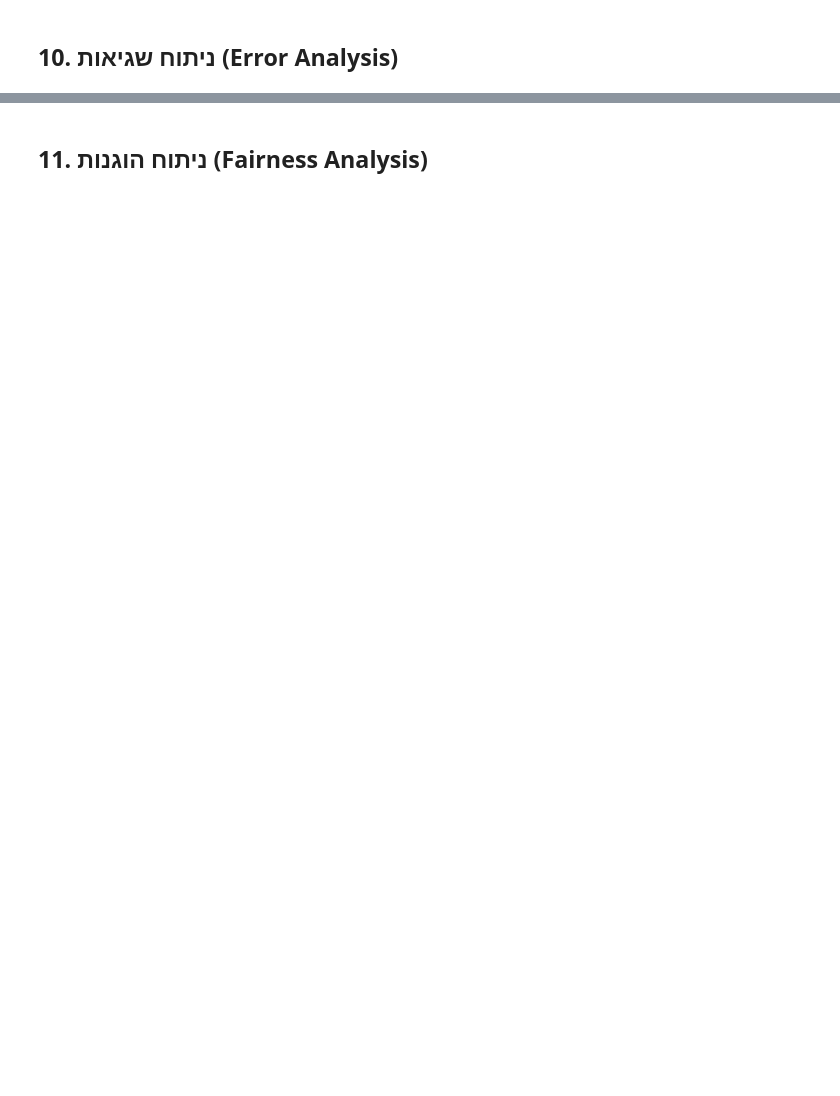
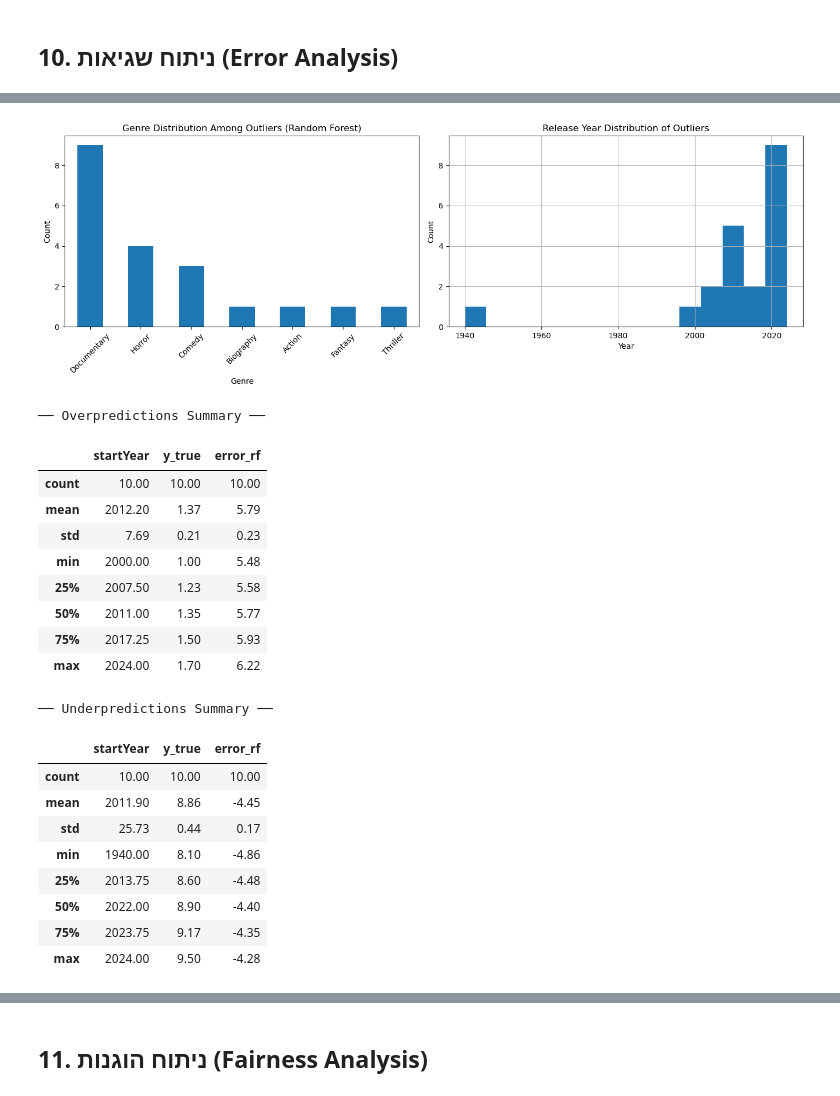
Before and after one commit to shirelhaddad/machine-learning, a Jupyter notebook: notebook_part2 (3) (2).ipynb, the cells around one changed output, grey strips where cells are left out. Cells and saved outputs as stored; diff of their text form; code cells hidden in the pictures; blank space fills up the shorter version.

```diff
--- a/notebook_part2 (3) (2).ipynb
+++ b/notebook_part2 (3) (2).ipynb
@@ -399,0 +395,17 @@ Fold 10/10 | R² Train: 0.2476 | R² Test: 0.2469 | פער: 0.0006
+# %%
+### 10.2 – חילוץ 20 ה-outliers לכל מודל
+# Random Forest (המודל הטוב יותר)
+over_rf  = errors_df.nlargest(10,  'error_rf')
+under_rf = errors_df.nsmallest(10, 'error_rf')
+outliers_rf = pd.concat([over_rf, under_rf])
+
+# Elastic Net
+over_en  = errors_df.nlargest(10,  'error_en')
+under_en = errors_df.nsmallest(10, 'error_en')
+outliers_en = pd.concat([over_en, under_en])
+
+COLS_SHOW = ['primaryTitle', 'startYear', 'first_genre', 'y_true', 'pred_rf', 'error_rf']
+print("── 10 Overpredictions גדולות ביותר (Random Forest) ──")
+display(over_rf[COLS_SHOW].round(2))
+print("\n── 10 Underpredictions גדולות ביותר (Random Forest) ──")
+display(under_rf[COLS_SHOW].round(2))
@@ -399,0 +437,46 @@ Fold 10/10 | R² Train: 0.2476 | R² Test: 0.2469 | פער: 0.0006
+# %%
+### 10.3 – ניתוח דפוסים (visualizations)
+fig, axes = plt.subplots(1, 2, figsize=(14, 5))
+
+# התפלגות ז'אנרים בקרב outliers
+outliers_rf['first_genre'].value_counts().head(8).plot(kind='bar', ax=axes[0])
+axes[0].set_title('Genre Distribution Among Outliers (Random Forest)')
+axes[0].set_xlabel('Genre')
+axes[0].set_ylabel('Count')
+axes[0].tick_params(axis='x', rotation=45)
+
+# השנה של ה-outliers
+outliers_rf['startYear'].hist(bins=15, ax=axes[1])
+axes[1].set_title('Release Year Distribution of Outliers')
+axes[1].set_xlabel('Year')
+axes[1].set_ylabel('Count')
+plt.tight_layout()
+plt.show()
+
+# Overpredictions vs Underpredictions – הבדלים
+print("\n── Overpredictions Summary ──")
+display(over_rf[['startYear', 'y_true', 'error_rf']].describe().round(2))
+print("\n── Underpredictions Summary ──")
+display(under_rf[['startYear', 'y_true', 'error_rf']].describe().round(2))
+# %% [output]
+[figure, added]
+── Overpredictions Summary ──
+|  | startYear | y_true | error_rf |
+| count | 10.00 | 10.00 | 10.00 |
+| mean | 2012.20 | 1.37 | 5.79 |
+| std | 7.69 | 0.21 | 0.23 |
+| min | 2000.00 | 1.00 | 5.48 |
+| 25% | 2007.50 | 1.23 | 5.58 |
+| 50% | 2011.00 | 1.35 | 5.77 |
+| 75% | 2017.25 | 1.50 | 5.93 |
+| max | 2024.00 | 1.70 | 6.22 |
+── Underpredictions Summary ──
+|  | startYear | y_true | error_rf |
+| count | 10.00 | 10.00 | 10.00 |
+| mean | 2011.90 | 8.86 | -4.45 |
+| std | 25.73 | 0.44 | 0.17 |
+| min | 1940.00 | 8.10 | -4.86 |
+| 25% | 2013.75 | 8.60 | -4.48 |
+| 50% | 2022.00 | 8.90 | -4.40 |
+| 75% | 2023.75 | 9.17 | -4.35 |
+| max | 2024.00 | 9.50 | -4.28 |
```
Also changed, not shown: parts of 15 cells of this notebook.
